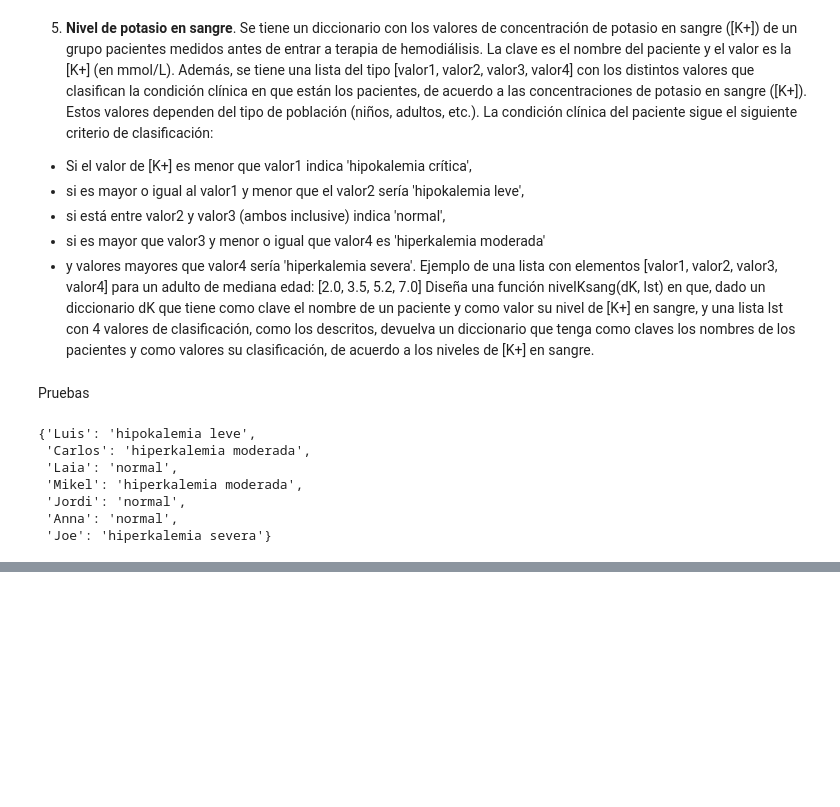
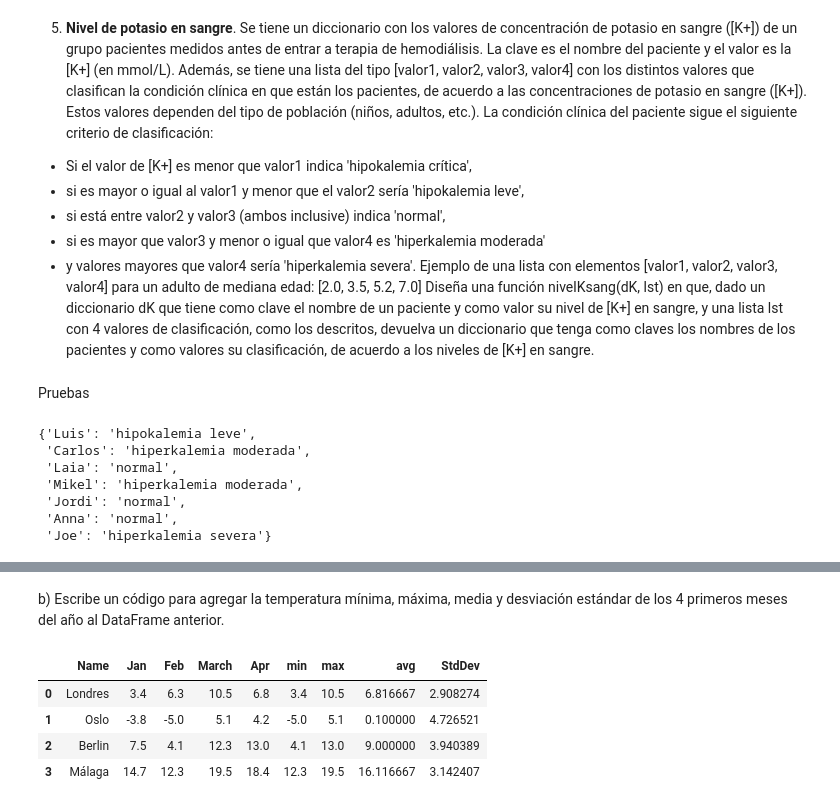
Before and after one commit to isaacspidey/CF-Programacion, a Jupyter notebook: Practica_2.ipynb, the cells around one changed output, grey strips where cells are left out. Cells and saved outputs as stored; diff of their text form; code cells hidden in the pictures; blank space fills up the shorter version.

```diff
--- a/Practica_2.ipynb
+++ b/Practica_2.ipynb
@@ -180,0 +190,9 @@ nivelKsang(dK1, ls1)
+# %%
+import numpy as np
+import pandas as pd
+
+lst_ciudad = [['Londres', 3.4, 6.3, 10.5, 6.8], ['Oslo', -3.8, -5.0, 5.1, 4.2],
+ ['Berlin', 7.5, 4.1, 12.3, 13.0], ['Málaga', 14.7, 12.3, 19.5, 18.4]]
+
+df= pd.DataFrame(lst_ciudad, columns=['Name','Jan','Feb','March','Apr'])
+df
@@ -180,0 +205,15 @@ nivelKsang(dK1, ls1)
+# %% [markdown]
+b) Escribe un código para agregar la temperatura mínima, máxima, media y desviación
+estándar de los 4 primeros meses del año al DataFrame anterior.
+# %%
+df['min']=df.iloc[:, 1:].min(axis=1)
+df['max']=df.iloc[:, 1:].max(axis=1)
+df['avg']=df.iloc[:, 1:].mean(axis=1)
+df['StdDev']=df.iloc[:, 1:].std(axis=1)
+df
+# %% [output]
+|  | Name | Jan | Feb | March | Apr | min | max | avg | StdDev |
+| 0 | Londres | 3.4 | 6.3 | 10.5 | 6.8 | 3.4 | 10.5 | 6.816667 | 2.908274 |
+| 1 | Oslo | -3.8 | -5.0 | 5.1 | 4.2 | -5.0 | 5.1 | 0.100000 | 4.726521 |
+| 2 | Berlin | 7.5 | 4.1 | 12.3 | 13.0 | 4.1 | 13.0 | 9.000000 | 3.940389 |
+| 3 | Málaga | 14.7 | 12.3 | 19.5 | 18.4 | 12.3 | 19.5 | 16.116667 | 3.142407 |
```
Also changed, not shown: parts of 18 cells of this notebook, 2 other files.
